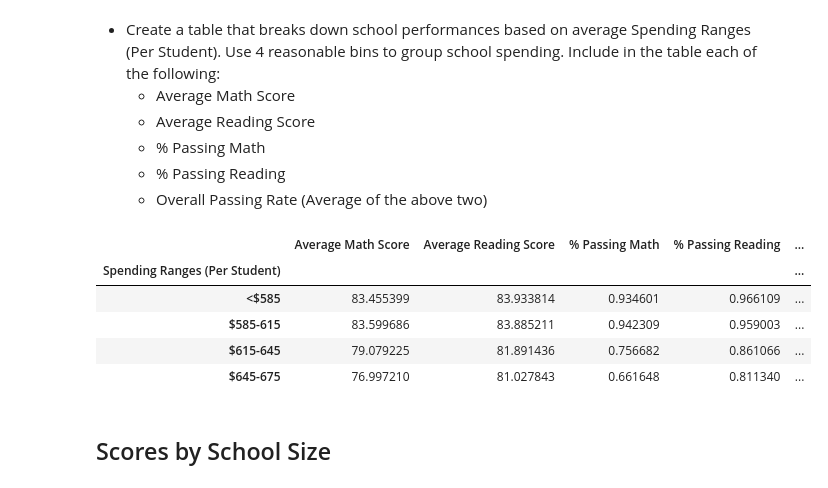
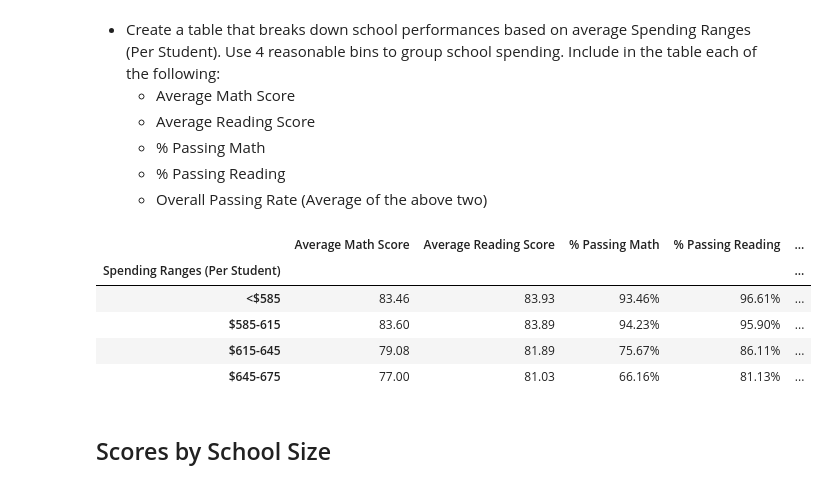
Before and after one commit to arentaylor/Week4-Pandas-Pandas-Pandas, a Jupyter notebook: PyCitySchools.ipynb, the cells around one changed output. Drawn from its saved outputs; the diff is of its cells as text; code cells hidden in the pictures.

```diff
--- a/PyCitySchools.ipynb
+++ b/PyCitySchools.ipynb
@@ -98,7 +107,7 @@ summary_district_df
 * Create a dataframe to hold the above results
 # %%
 #Create group
-school_grps = school_student.groupby("school_name")
+school_grps = school_student_df.groupby("school_name")
 # %%
 #Create calculations
 
@@ -107,7 +116,7 @@ School_budget=school_grps["budget"].mean()
 budget_by_student=School_budget/School_student_count
 school_avg_math=school_grps["math_score"].mean()
 school_avg_read=school_grps["reading_score"].mean()
-school_students_pass_read = school_student[school_student["reading_score"] >= 70].groupby("school_name")["Student ID"].count()/School_student_count
-school_students_pass_math = school_student[school_student["math_score"] >= 70].groupby("school_name")["Student ID"].count()/School_student_count
+school_students_pass_read = school_student_df[school_student_df["reading_score"] >= 70].groupby("school_name")["Student ID"].count()/School_student_count
+school_students_pass_math = school_student_df[school_student_df["math_score"] >= 70].groupby("school_name")["Student ID"].count()/School_student_count
 school_students_pass_overall = (school_avg_math + school_avg_read)/2
 # %%
@@ -145,0 +182,6 @@ mergedSchoolSummary_df
+# %%
+mergedSchoolSummary_df = pd.merge(school_data, school_summary_df, on="school_name")
+mergedSchoolSummary_df = mergedSchoolSummary_df[["school_name", "type", "Total Students",
+                                    "Per Student Budget", "Total School Budget", "Average Math Score", "Average Reading Score",
+                                     "% Passing Math", "% Passing Reading", "Overall Passing Rate"]]
+mergedSchoolSummary_df = mergedSchoolSummary_df.rename(columns={"school_name":"School Name", "type":"School Type"})
@@ -258,26 +326,40 @@ Grades_Read
   * % Passing Reading
   * Overall Passing Rate (Average of the above two)
 # %%
+# mergedSchoolSummary_df["Per Student Budget"] = [x.strip('$') for x in school_summary_df["Per Student Budget"]]
+# mergedSchoolSummary_df["Per Student Budget"] = mergedSchoolSummary_df["Per Student Budget"].astype(float)
+# pd.to_numeric(mergedSchoolSummary_df["Per Student Budget"], errors='coerce')
+
 spending_bins = [0, 585, 615, 645, 675]
 group_names = ["<$585", "$585-615", "$615-645", "$645-675"]
 
 
 scores_spending = mergedSchoolSummary_df.loc[:,['Average Math Score',
                                   'Average Reading Score','% Passing Math',
                                   '% Passing Reading','Overall Passing Rate',]]
 
 scores_spending['Spending Ranges (Per Student)']= pd.cut(mergedSchoolSummary_df["Per Student Budget"],spending_bins,labels=group_names)
 
 # Create a group based off of the bins
 scores_spending = scores_spending.groupby("Spending Ranges (Per Student)").mean()
-scores_spending.head()
+scores_spending["Average Math Score"] = scores_spending["Average Math Score"].astype(float).map(
+    "{:,.2f}".format)
+scores_spending["Average Reading Score"] = scores_spending["Average Reading Score"].astype(float).map(
+    "{:,.2f}".format)
+scores_spending["% Passing Reading"] = ((scores_spending["% Passing Reading"].astype(float))*100).map(
+    "{:,.2f}%".format)
+scores_spending["% Passing Math"] = ((scores_spending["% Passing Math"].astype(float))*100).map(
+    "{:,.2f}%".format)
+scores_spending["Overall Passing Rate"] = scores_spending["Overall Passing Rate"].astype(float).map(
+    "{:,.2f}%".format)
+scores_spending
 # %% [output]
 |  | Average Math Score | Average Reading Score | % Passing Math | % Passing Reading | ... |
 | Spending Ranges (Per Student) |  |  |  |  | ... |
-| <$585 | 83.455399 | 83.933814 | 0.934601 | 0.966109 | ... |
-| $585-615 | 83.599686 | 83.885211 | 0.942309 | 0.959003 | ... |
-| $615-645 | 79.079225 | 81.891436 | 0.756682 | 0.861066 | ... |
-| $645-675 | 76.997210 | 81.027843 | 0.661648 | 0.811340 | ... |
+| <$585 | 83.46 | 83.93 | 93.46% | 96.61% | ... |
+| $585-615 | 83.60 | 83.89 | 94.23% | 95.90% | ... |
+| $615-645 | 79.08 | 81.89 | 75.67% | 86.11% | ... |
+| $645-675 | 77.00 | 81.03 | 66.16% | 81.13% | ... |
 # %% [markdown]
 ## Scores by School Size
 # %% [markdown]
```
Also changed, not shown: parts of 16 cells of this notebook.
